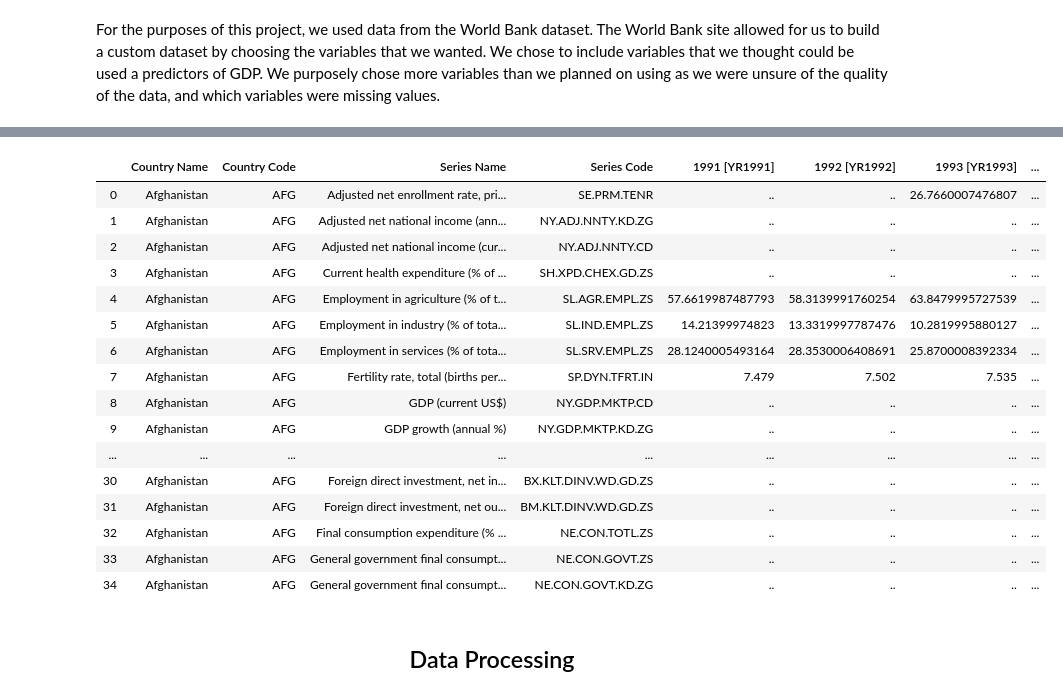
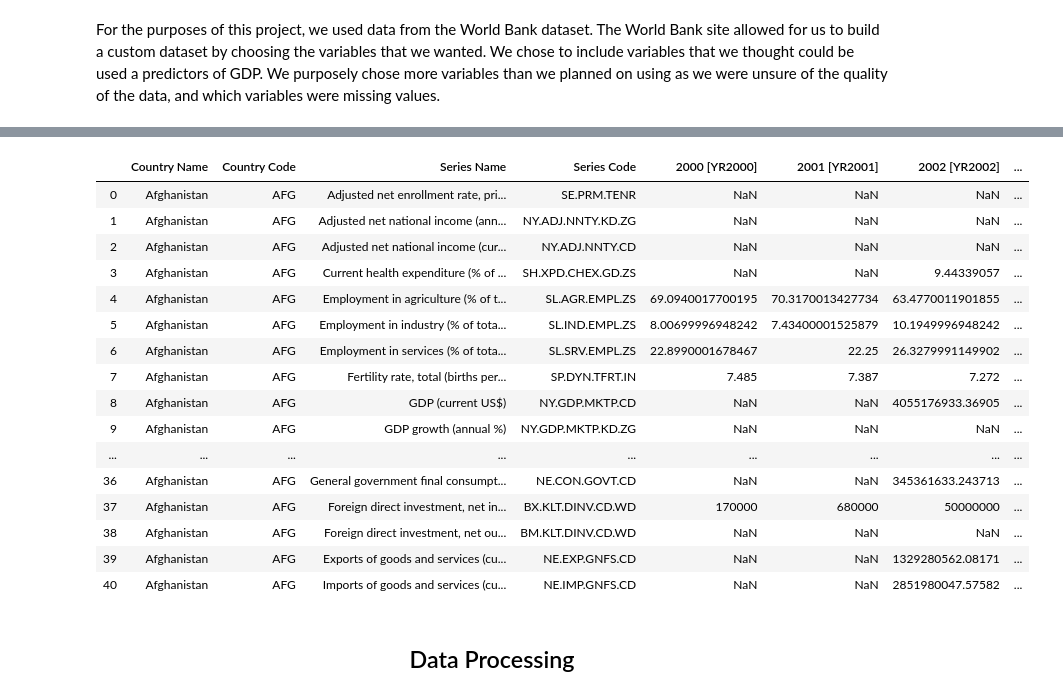
Before and after one commit to thechuster/thechuster.github.io, a Jupyter notebook: FinalProject.ipynb, the cells around one changed output, grey strips where cells are left out. Saved outputs shown, nothing was run; the diff lists cells and outputs as text; code cells hidden in the pictures.

```diff
--- a/FinalProject.ipynb
+++ b/FinalProject.ipynb
@@ -36,14 +36,15 @@ worldCountries = pd.read_json("world-countries.json")
 worldBankDevInc.dropna(inplace=True)
 countryName = ""
 first = True
-newRows = []
 countriesData = []
 
 for index, row in worldBankDevInc.iterrows():
     if (countryName != row["Country Name"]):
         if (first == False):
             #CHOSE WHAT YEARS TO DROP HERE
-            df = df.drop(df.loc[:, '1960 [YR1960]':'1990 [YR1990]'].columns, axis = 1)
+            df = df.drop(df.loc[:, '1960 [YR1960]':'1999 [YR1999]'].columns, axis = 1)
+            df = df.drop(df.loc[:, '2016 [YR2016]':'2019 [YR2019]'].columns, axis = 1)
+            df = df.replace('..', np.NaN)
             countriesData.append(df)
             # IF YOU WANT TO SEE ALL COUNTRIES DATA UNCOMMENT THIS
             #with pd.option_context('display.max_rows', None, 'display.max_columns', None):
@@ -54,7 +55,9 @@ for index, row in worldBankDevInc.iterrows():
 
     df = df.append(row, ignore_index=True)
 
-df  = df.drop(df.loc[:, '1960 [YR1960]':'1990 [YR1990]'].columns, axis = 1)
+df = df.drop(df.loc[:, '1960 [YR1960]':'1999 [YR1999]'].columns, axis = 1)
+df = df.drop(df.loc[:, '2016 [YR2016]':'2019 [YR2019]'].columns, axis = 1)
+
 with pd.option_context('display.max_rows', None, 'display.max_columns', None):
     display(df)
     display(countriesData[0])
@@ -79,19 +82,19 @@ with pd.option_context('display.max_rows', None, 'display.max_columns', None):
-|  | Country Name | Country Code | Series Name | Series Code | 1991 [YR1991] | 1992 [YR1992] | 1993 [YR1993] | ... |
-| 0 | Afghanistan | AFG | Adjusted net enrollment rate, pri... | SE.PRM.TENR | .. | .. | 26.7660007476807 | ... |
-| 1 | Afghanistan | AFG | Adjusted net national income (ann... | NY.ADJ.NNTY.KD.ZG | .. | .. | .. | ... |
-| 2 | Afghanistan | AFG | Adjusted net national income (cur... | NY.ADJ.NNTY.CD | .. | .. | .. | ... |
-| 3 | Afghanistan | AFG | Current health expenditure (% of ... | SH.XPD.CHEX.GD.ZS | .. | .. | .. | ... |
-| 4 | Afghanistan | AFG | Employment in agriculture (% of t... | SL.AGR.EMPL.ZS | 57.6619987487793 | 58.3139991760254 | 63.8479995727539 | ... |
-| 5 | Afghanistan | AFG | Employment in industry (% of tota... | SL.IND.EMPL.ZS | 14.21399974823 | 13.3319997787476 | 10.2819995880127 | ... |
-| 6 | Afghanistan | AFG | Employment in services (% of tota... | SL.SRV.EMPL.ZS | 28.1240005493164 | 28.3530006408691 | 25.8700008392334 | ... |
-| 7 | Afghanistan | AFG | Fertility rate, total (births per... | SP.DYN.TFRT.IN | 7.479 | 7.502 | 7.535 | ... |
-| 8 | Afghanistan | AFG | GDP (current US$) | NY.GDP.MKTP.CD | .. | .. | .. | ... |
-| 9 | Afghanistan | AFG | GDP growth (annual %) | NY.GDP.MKTP.KD.ZG | .. | .. | .. | ... |
+|  | Country Name | Country Code | Series Name | Series Code | 2000 [YR2000] | 2001 [YR2001] | 2002 [YR2002] | ... |
+| 0 | Afghanistan | AFG | Adjusted net enrollment rate, pri... | SE.PRM.TENR | NaN | NaN | NaN | ... |
+| 1 | Afghanistan | AFG | Adjusted net national income (ann... | NY.ADJ.NNTY.KD.ZG | NaN | NaN | NaN | ... |
+| 2 | Afghanistan | AFG | Adjusted net national income (cur... | NY.ADJ.NNTY.CD | NaN | NaN | NaN | ... |
+| 3 | Afghanistan | AFG | Current health expenditure (% of ... | SH.XPD.CHEX.GD.ZS | NaN | NaN | 9.44339057 | ... |
+| 4 | Afghanistan | AFG | Employment in agriculture (% of t... | SL.AGR.EMPL.ZS | 69.0940017700195 | 70.3170013427734 | 63.4770011901855 | ... |
+| 5 | Afghanistan | AFG | Employment in industry (% of tota... | SL.IND.EMPL.ZS | 8.00699996948242 | 7.43400001525879 | 10.1949996948242 | ... |
+| 6 | Afghanistan | AFG | Employment in services (% of tota... | SL.SRV.EMPL.ZS | 22.8990001678467 | 22.25 | 26.3279991149902 | ... |
+| 7 | Afghanistan | AFG | Fertility rate, total (births per... | SP.DYN.TFRT.IN | 7.485 | 7.387 | 7.272 | ... |
+| 8 | Afghanistan | AFG | GDP (current US$) | NY.GDP.MKTP.CD | NaN | NaN | 4055176933.36905 | ... |
+| 9 | Afghanistan | AFG | GDP growth (annual %) | NY.GDP.MKTP.KD.ZG | NaN | NaN | NaN | ... |
 | ... | ... | ... | ... | ... | ... | ... | ... | ... |
-| 30 | Afghanistan | AFG | Foreign direct investment, net in... | BX.KLT.DINV.WD.GD.ZS | .. | .. | .. | ... |
-| 31 | Afghanistan | AFG | Foreign direct investment, net ou... | BM.KLT.DINV.WD.GD.ZS | .. | .. | .. | ... |
-| 32 | Afghanistan | AFG | Final consumption expenditure (% ... | NE.CON.TOTL.ZS | .. | .. | .. | ... |
-| 33 | Afghanistan | AFG | General government final consumpt... | NE.CON.GOVT.ZS | .. | .. | .. | ... |
-| 34 | Afghanistan | AFG | General government final consumpt... | NE.CON.GOVT.KD.ZG | .. | .. | .. | ... |
+| 36 | Afghanistan | AFG | General government final consumpt... | NE.CON.GOVT.CD | NaN | NaN | 345361633.243713 | ... |
+| 37 | Afghanistan | AFG | Foreign direct investment, net in... | BX.KLT.DINV.CD.WD | 170000 | 680000 | 50000000 | ... |
+| 38 | Afghanistan | AFG | Foreign direct investment, net ou... | BM.KLT.DINV.CD.WD | NaN | NaN | NaN | ... |
+| 39 | Afghanistan | AFG | Exports of goods and services (cu... | NE.EXP.GNFS.CD | NaN | NaN | 1329280562.08171 | ... |
+| 40 | Afghanistan | AFG | Imports of goods and services (cu... | NE.IMP.GNFS.CD | NaN | NaN | 2851980047.57582 | ... |
 # %% [markdown]
 ## <center>Data Processing<center>
```
Also changed, not shown: parts of 10 cells of this notebook, 1 other file.
